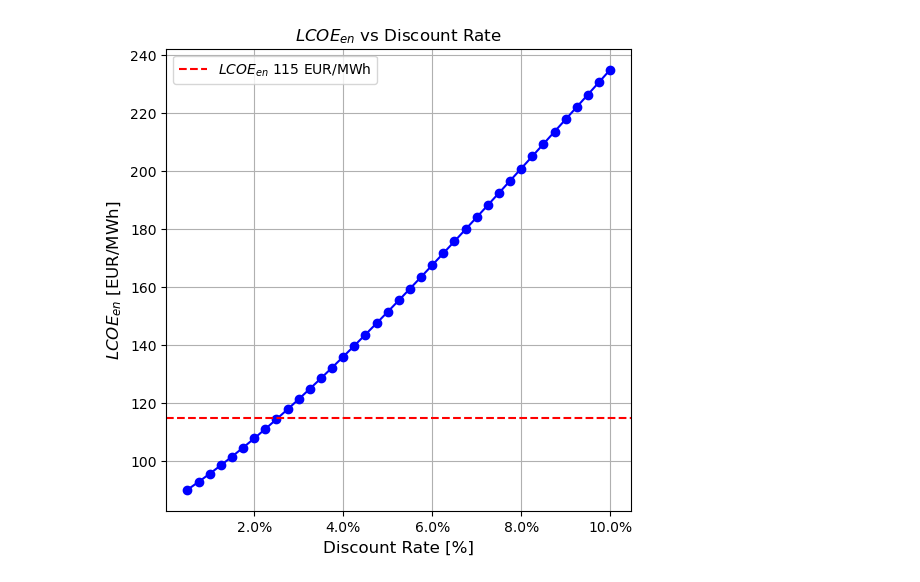
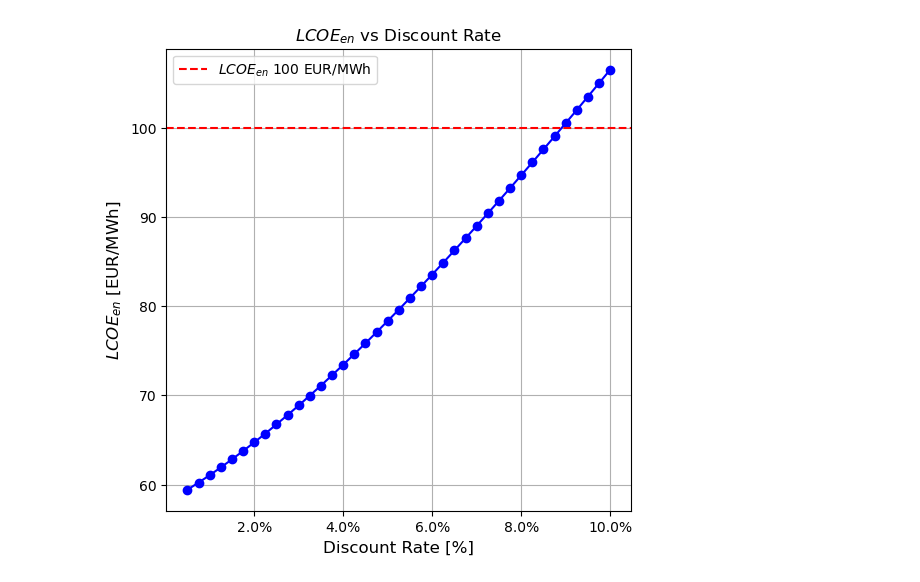
Before and after one commit to simo-pagliu/INRE, a Jupyter notebook: Financial_Plots_Optimized.ipynb, the cells around one changed output. Drawn from its saved outputs; the diff is of its cells as text; code cells hidden in the pictures.

```diff
--- a/Financial_Plots_Optimized.ipynb
+++ b/Financial_Plots_Optimized.ipynb
@@ -78,24 +53,19 @@ plt.show()
 # %%
-discount_rates_lcoe = [
-    0.005, 0.0075, 0.01, 0.0125, 0.015, 0.0175, 0.02, 0.0225, 0.025, 0.0275, 0.03, 0.0325, 0.035, 0.0375, 0.04, 0.0425, 0.045, 0.0475, 0.05, 0.0525, 0.055, 0.0575, 0.06, 0.0625, 0.065, 0.0675, 0.07, 0.0725, 0.075, 0.0775, 0.08, 0.0825, 0.085, 0.0875, 0.09, 0.0925, 0.095, 0.0975, 0.1
-]
-
-lcoe_discount = [
-    90.23, 92.93, 95.73, 98.63, 101.63, 104.72, 107.89, 111.16, 114.50, 117.92, 121.41, 124.97, 128.60, 132.29, 136.03, 139.82, 143.67, 147.56, 151.49, 155.46, 159.46, 163.50, 167.56, 171.66, 175.77, 179.91, 184.06, 188.24, 192.43, 196.63, 200.85, 205.07, 209.31, 213.56, 217.81, 222.07, 226.34, 230.61, 234.89
-]
+discount_rates_lcoe = [0.005, 0.0075, 0.01, 0.0125, 0.015, 0.0175, 0.02, 0.0225, 0.025, 0.0275, 0.03, 0.0325, 0.035, 0.0375, 0.04, 0.0425, 0.045, 0.0475, 0.05, 0.0525, 0.055, 0.0575, 0.06, 0.0625, 0.065, 0.0675, 0.07, 0.0725, 0.075, 0.0775, 0.08, 0.0825, 0.085, 0.0875, 0.09, 0.0925, 0.095, 0.0975, 0.1]
+lcoe_discount = [59.43, 60.23, 61.06, 61.93, 62.83, 63.77, 64.73, 65.72, 66.75, 67.80, 68.87, 69.98, 71.10, 72.26, 73.43, 74.63, 75.84, 77.08, 78.34, 79.61, 80.91, 82.22, 83.54, 84.88, 86.24, 87.61, 88.99, 90.39, 91.80, 93.22, 94.66, 96.10, 97.56, 99.02, 100.50, 101.98, 103.48, 104.98, 106.49]
 
 
 
 plt.figure(figsize=(6, 6))
 plt.plot(discount_rates_lcoe, lcoe_discount, marker='o', linestyle='-', color='b')
 plt.title(r'$LCOE_{en}$ vs Discount Rate', fontsize=12)
 plt.xlabel(r'Discount Rate [%]', fontsize=12)
 plt.ylabel(r'$LCOE_{en}$ [EUR/MWh]', fontsize=12)
 plt.gca().set_xticklabels(['{:.1f}%'.format(x*100) for x in plt.gca().get_xticks()])
-plt.axhline(115, color='r', linestyle='--', label=r'$LCOE_{en}$ 115 EUR/MWh')
+plt.axhline(100, color='r', linestyle='--', label=r'$LCOE_{en}$ 100 EUR/MWh')
 plt.legend()
 plt.grid()
 plt.savefig('./Report/figures/4_LCOE_vs_discount_OPT.png', dpi=300, bbox_inches='tight')
 plt.show()
 # %% [output]
-[figure, old version]
+[figure, new version]
```
Also changed, not shown: parts of 3 cells of this notebook, 1 other file.
